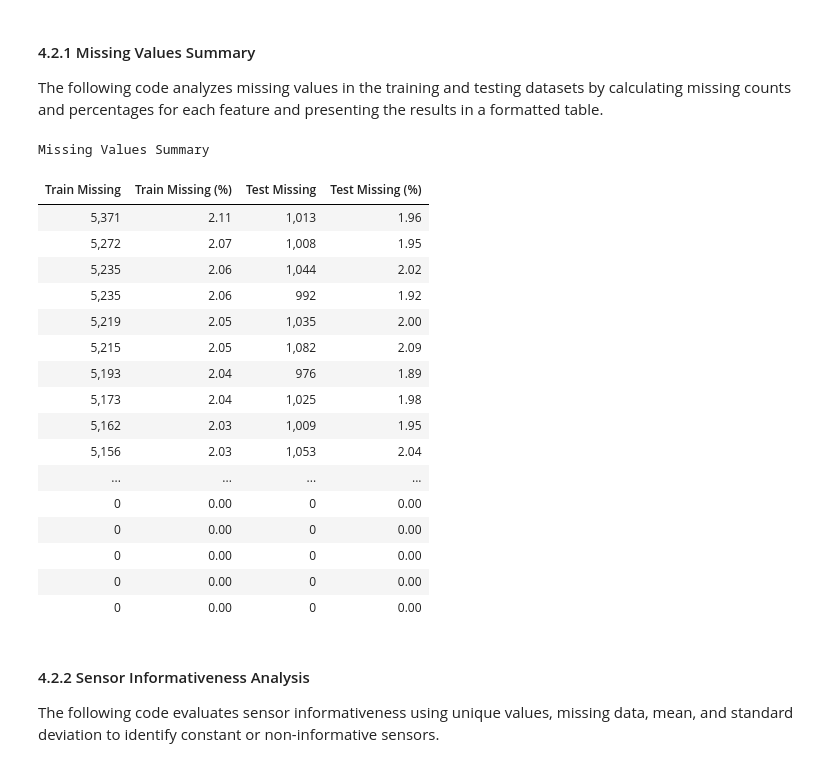
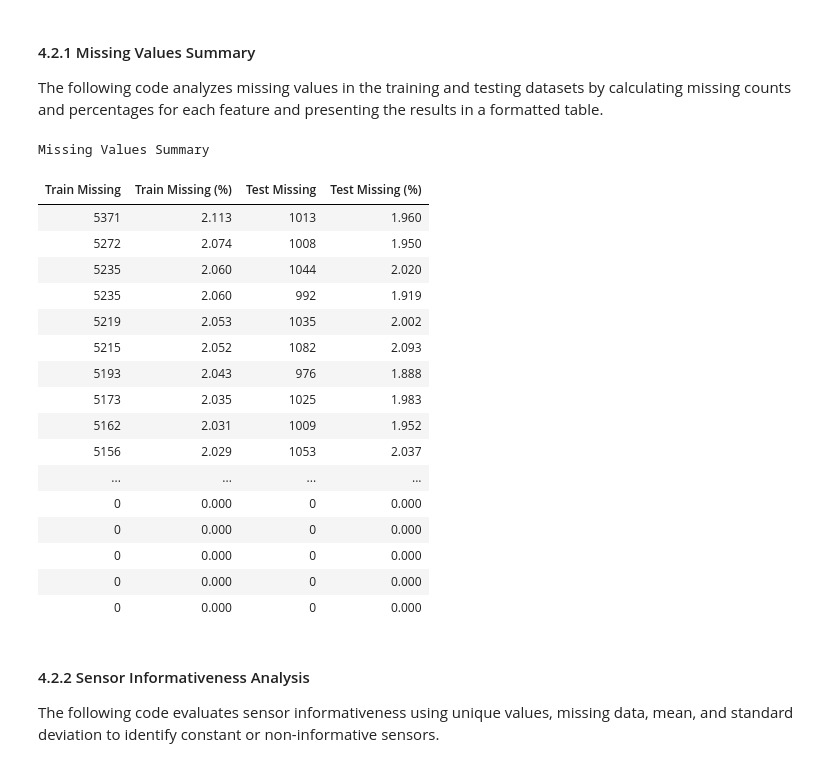
Before and after one commit to kinanpta/Deep-Learning-Midterm-Group-6, a Jupyter notebook: kode/task2_regression.ipynb, the cells around one changed output. Drawn from its saved outputs; the diff is of its cells as text; code cells hidden in the pictures.

```diff
--- a/kode/task2_regression.ipynb
+++ b/kode/task2_regression.ipynb
@@ -732,53 +732,53 @@ mv_table = mv_table.sort_values(
 
 display(
     mv_table.style
     .format({
-        "Train Missing": "{:,.0f}",
-        "Train Missing (%)": "{:.2f}",
-        "Test Missing": "{:,.0f}",
-        "Test Missing (%)": "{:.2f}"
+        "Train Missing": "{}",
+        "Train Missing (%)": "{:.3f}",
+        "Test Missing": "{}",
+        "Test Missing (%)": "{:.3f}"
     })
     .set_caption(
         "Missing Values Summary"
     )
     .set_table_styles([
         {
             "selector": "caption",
             "props": [
                 ("text-align", "center"),
                 ("font-size", "14px"),
                 ("font-weight", "bold"),
                 ("caption-side", "top"),
                 ("padding-bottom", "8px")
             ]
         },
         {
             "selector": "th",
             "props": [("text-align", "center")]
         }
     ])
     .set_properties(**{"text-align": "center"})
     .hide(axis="index")
 )
 # %% [output]
 Missing Values Summary
 | Train Missing | Train Missing (%) | Test Missing | Test Missing (%) |
-| 5,371 | 2.11 | 1,013 | 1.96 |
-| 5,272 | 2.07 | 1,008 | 1.95 |
-| 5,235 | 2.06 | 1,044 | 2.02 |
-| 5,235 | 2.06 | 992 | 1.92 |
-| 5,219 | 2.05 | 1,035 | 2.00 |
-| 5,215 | 2.05 | 1,082 | 2.09 |
-| 5,193 | 2.04 | 976 | 1.89 |
-| 5,173 | 2.04 | 1,025 | 1.98 |
-| 5,162 | 2.03 | 1,009 | 1.95 |
-| 5,156 | 2.03 | 1,053 | 2.04 |
+| 5371 | 2.113 | 1013 | 1.960 |
+| 5272 | 2.074 | 1008 | 1.950 |
+| 5235 | 2.060 | 1044 | 2.020 |
+| 5235 | 2.060 | 992 | 1.919 |
+| 5219 | 2.053 | 1035 | 2.002 |
+| 5215 | 2.052 | 1082 | 2.093 |
+| 5193 | 2.043 | 976 | 1.888 |
+| 5173 | 2.035 | 1025 | 1.983 |
+| 5162 | 2.031 | 1009 | 1.952 |
+| 5156 | 2.029 | 1053 | 2.037 |
 | ... | ... | ... | ... |
-| 0 | 0.00 | 0 | 0.00 |
-| 0 | 0.00 | 0 | 0.00 |
-| 0 | 0.00 | 0 | 0.00 |
-| 0 | 0.00 | 0 | 0.00 |
-| 0 | 0.00 | 0 | 0.00 |
+| 0 | 0.000 | 0 | 0.000 |
+| 0 | 0.000 | 0 | 0.000 |
+| 0 | 0.000 | 0 | 0.000 |
+| 0 | 0.000 | 0 | 0.000 |
+| 0 | 0.000 | 0 | 0.000 |
 # %% [markdown]
 #### 4.2.2 Sensor Informativeness Analysis
 
```
Also changed, not shown: parts of 18 cells of this notebook.
